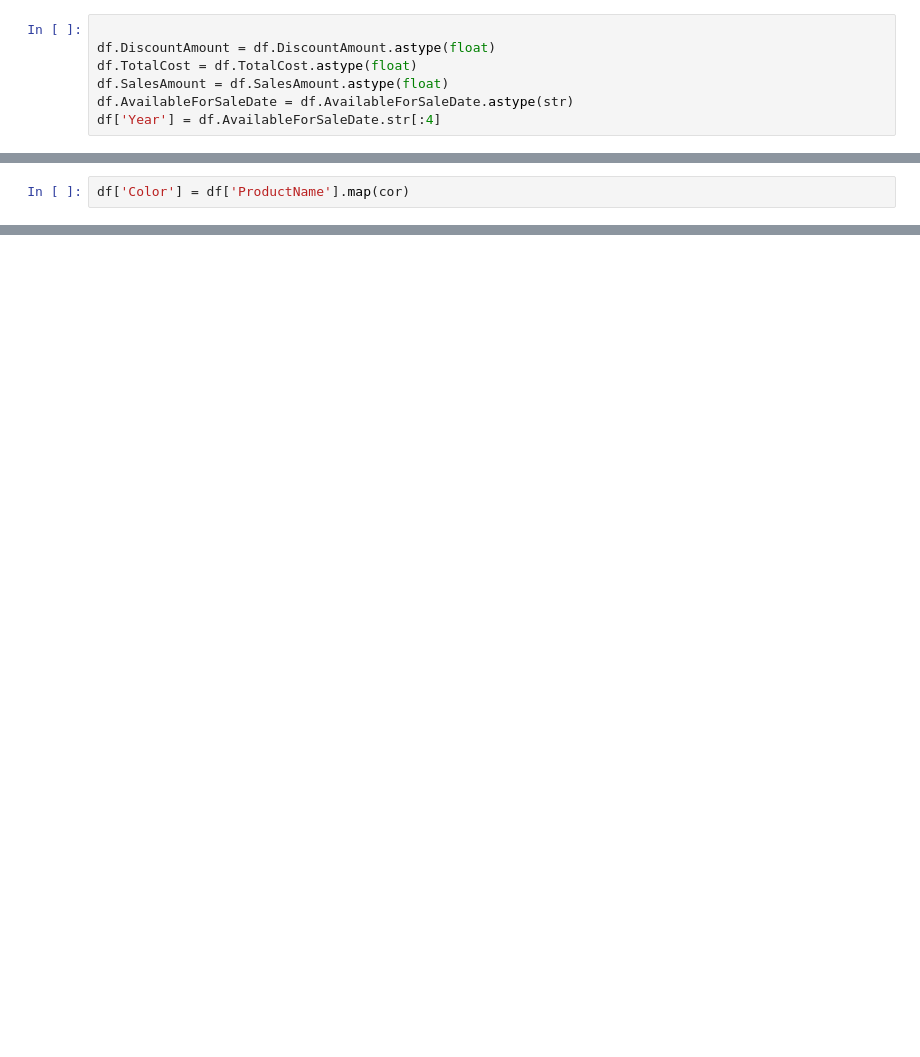
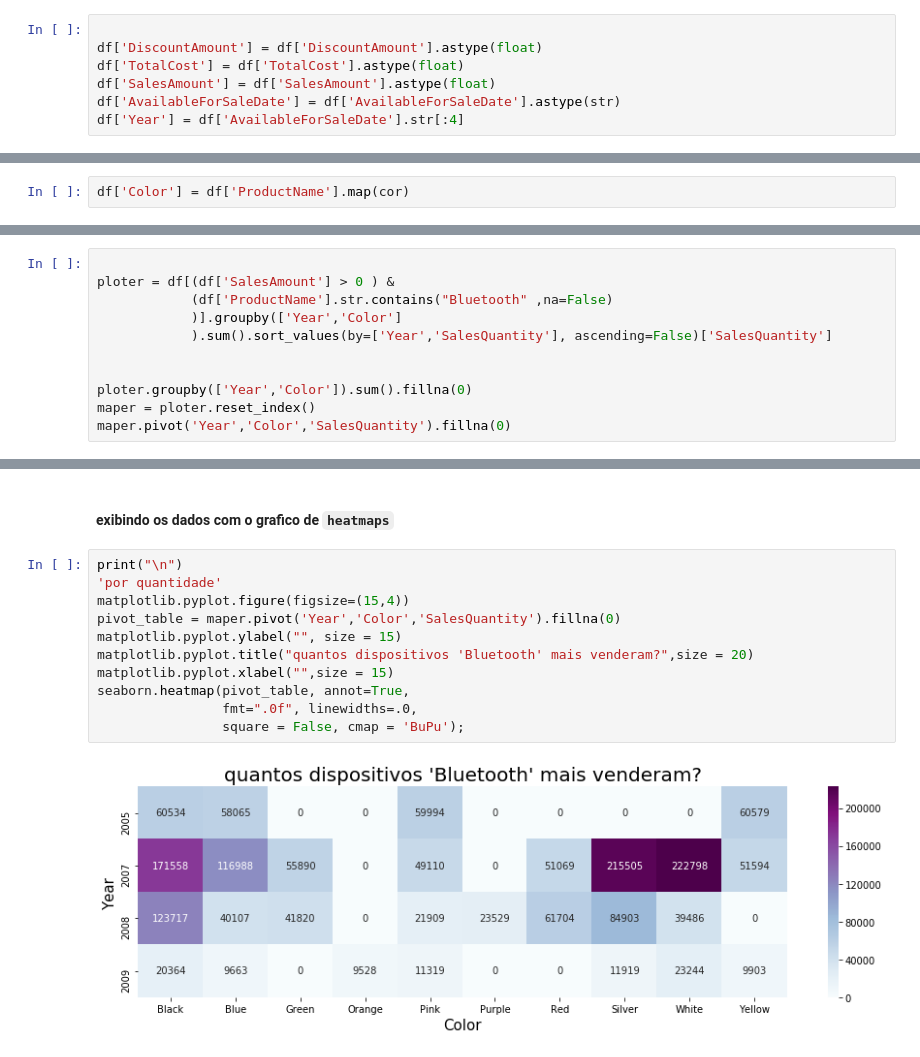
Before and after one commit to romeritomorais/extracting-1.000.000-rows-from-sqlserver-with-pandas, a Jupyter notebook: Extracting data from SQLServer with Python.ipynb, the cells around one changed output, grey strips where cells are left out. Cells and saved outputs as stored; diff of their text form; blank space fills up the shorter version.

```diff
--- a/Extracting data from SQLServer with Python.ipynb
+++ b/Extracting data from SQLServer with Python.ipynb
@@ -84,9 +89,9 @@ df = df[['SalesQuantity','DiscountQuantity','DiscountAmount','TotalCost',
 #### **convertendo o tipo de dados de algumas colunas**
 # %%
 
-df.DiscountAmount = df.DiscountAmount.astype(float)
-df.TotalCost = df.TotalCost.astype(float)
-df.SalesAmount = df.SalesAmount.astype(float)
-df.AvailableForSaleDate = df.AvailableForSaleDate.astype(str)
-df['Year'] = df.AvailableForSaleDate.str[:4]
+df['DiscountAmount'] = df['DiscountAmount'].astype(float)
+df['TotalCost'] = df['TotalCost'].astype(float)
+df['SalesAmount'] = df['SalesAmount'].astype(float)
+df['AvailableForSaleDate'] = df['AvailableForSaleDate'].astype(str)
+df['Year'] = df['AvailableForSaleDate'].str[:4]
 # %% [markdown]
@@ -146,0 +147,11 @@ df['Color'] = df['ProductName'].map(cor)
+# %%
+
+ploter = df[(df['SalesAmount'] > 0 ) &
+            (df['ProductName'].str.contains("Bluetooth" ,na=False)
+            )].groupby(['Year','Color']
+            ).sum().sort_values(by=['Year','SalesQuantity'], ascending=False)['SalesQuantity']
+
+
+ploter.groupby(['Year','Color']).sum().fillna(0)
+maper = ploter.reset_index()
+maper.pivot('Year','Color','SalesQuantity').fillna(0)
@@ -172,0 +183,15 @@ Name: SalesQuantity, dtype: int64
+# %% [markdown]
+#### **exibindo os dados com o grafico de `heatmaps`**
+# %%
+print("\n")
+'por quantidade'
+matplotlib.pyplot.figure(figsize=(15,4))
+pivot_table = maper.pivot('Year','Color','SalesQuantity').fillna(0)
+matplotlib.pyplot.ylabel("", size = 15)
+matplotlib.pyplot.title("quantos dispositivos 'Bluetooth' mais venderam?",size = 20)
+matplotlib.pyplot.xlabel("",size = 15)
+seaborn.heatmap(pivot_table, annot=True,
+                fmt=".0f", linewidths=.0,
+                square = False, cmap = 'BuPu');
+# %% [output]
+[figure, added]
```
Also changed, not shown: parts of 13 cells of this notebook.
